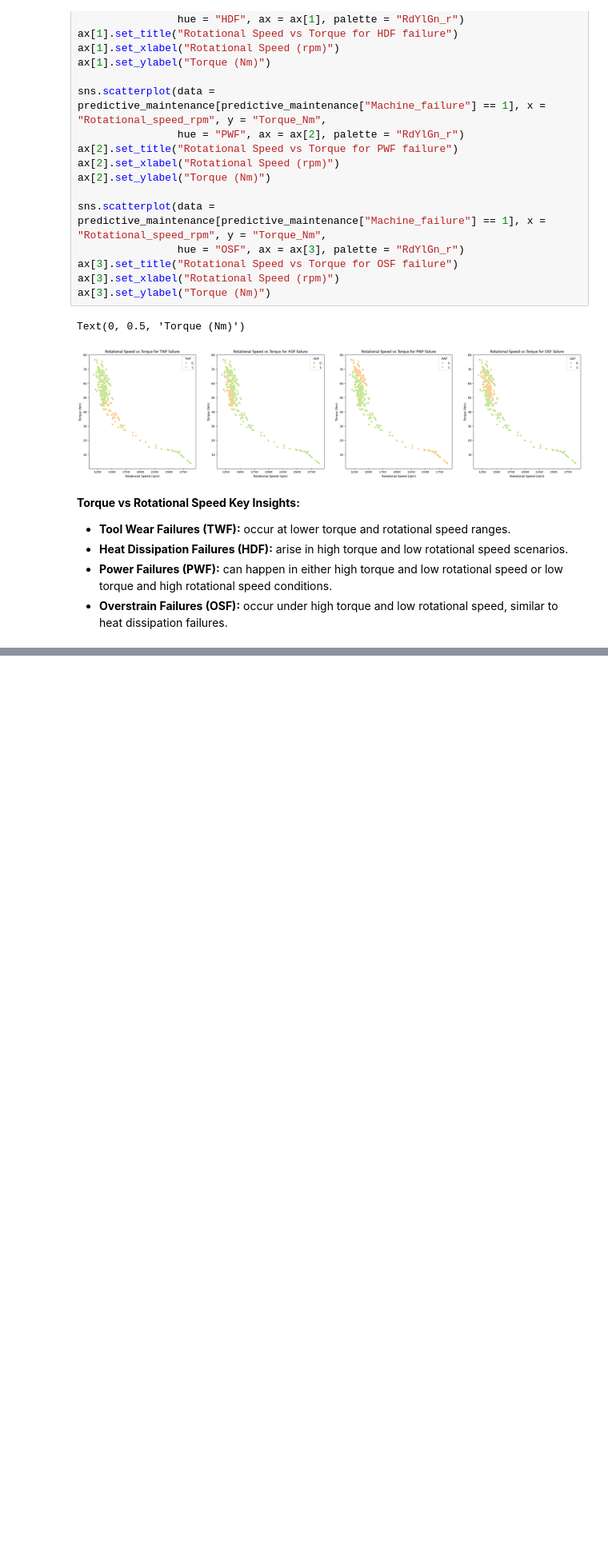
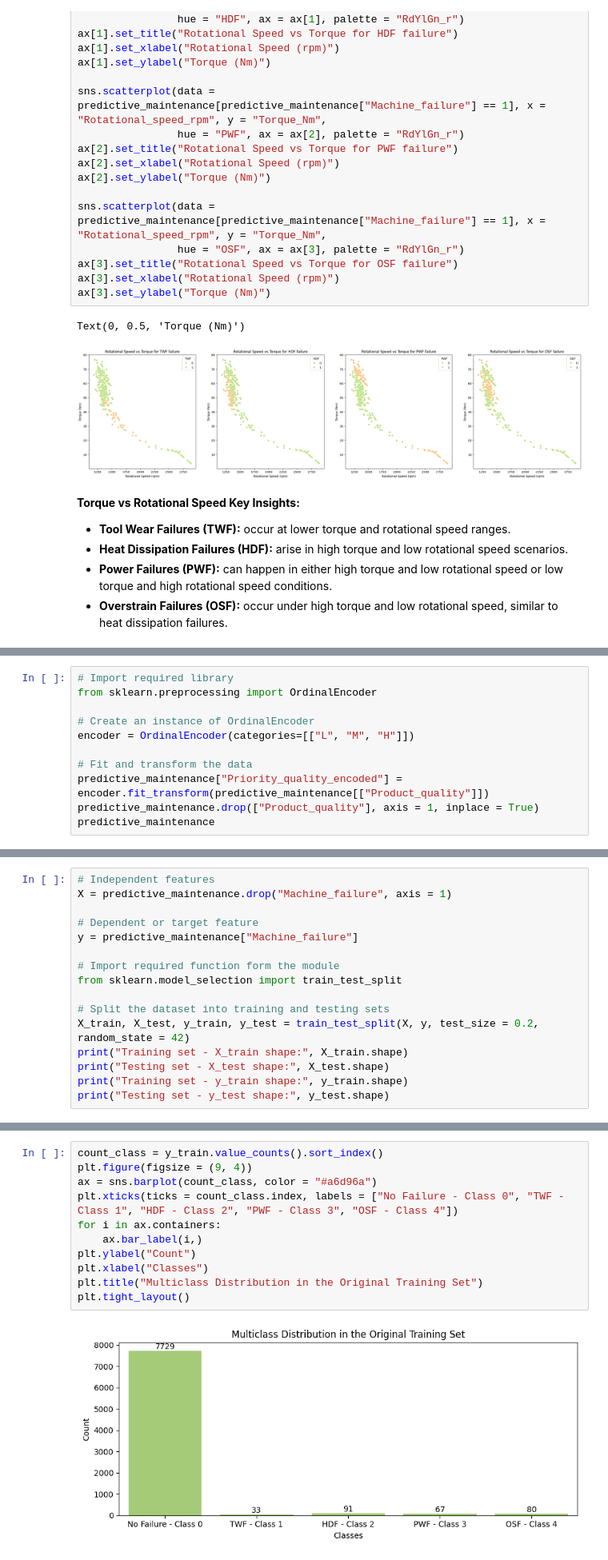
Before and after one commit to herrerovir/Predictive-maintenance-industrial-machinery, a Jupyter notebook: Predictive-maintenance-of-industrial-machinery.ipynb, the cells around one changed output, grey strips where cells are left out. Shown at 80% size. Saved outputs shown, nothing was run; the diff lists cells and outputs as text; blank space fills up the shorter version.

Commit message:
Data splitting and sampling

```diff
--- a/Predictive-maintenance-of-industrial-machinery.ipynb
+++ b/Predictive-maintenance-of-industrial-machinery.ipynb
@@ -510,0 +544,11 @@ Text(0, 0.5, 'Torque (Nm)')
+# %%
+# Import required library
+from sklearn.preprocessing import OrdinalEncoder
+
+# Create an instance of OrdinalEncoder
+encoder = OrdinalEncoder(categories=[["L", "M", "H"]])
+
+# Fit and transform the data
+predictive_maintenance["Priority_quality_encoded"] = encoder.fit_transform(predictive_maintenance[["Product_quality"]])
+predictive_maintenance.drop(["Product_quality"], axis = 1, inplace = True)
+predictive_maintenance
@@ -510,0 +583,16 @@ Text(0, 0.5, 'Torque (Nm)')
+# %%
+# Independent features
+X = predictive_maintenance.drop("Machine_failure", axis = 1)
+
+# Dependent or target feature
+y = predictive_maintenance["Machine_failure"]
+
+# Import required function form the module
+from sklearn.model_selection import train_test_split
+
+# Split the dataset into training and testing sets
+X_train, X_test, y_train, y_test = train_test_split(X, y, test_size = 0.2, random_state = 42)
+print("Training set - X_train shape:", X_train.shape)
+print("Testing set - X_test shape:", X_test.shape)
+print("Training set - y_train shape:", y_train.shape)
+print("Testing set - y_test shape:", y_test.shape)
@@ -510,0 +616,13 @@ Text(0, 0.5, 'Torque (Nm)')
+# %%
+count_class = y_train.value_counts().sort_index()
+plt.figure(figsize = (9, 4))
+ax = sns.barplot(count_class, color = "#a6d96a")
+plt.xticks(ticks = count_class.index, labels = ["No Failure - Class 0", "TWF - Class 1", "HDF - Class 2", "PWF - Class 3", "OSF - Class 4"])
+for i in ax.containers:
+    ax.bar_label(i,)
+plt.ylabel("Count")
+plt.xlabel("Classes")
+plt.title("Multiclass Distribution in the Original Training Set")
+plt.tight_layout()
+# %% [output]
+[figure, added]
```
Also changed, not shown: parts of 18 cells of this notebook.
